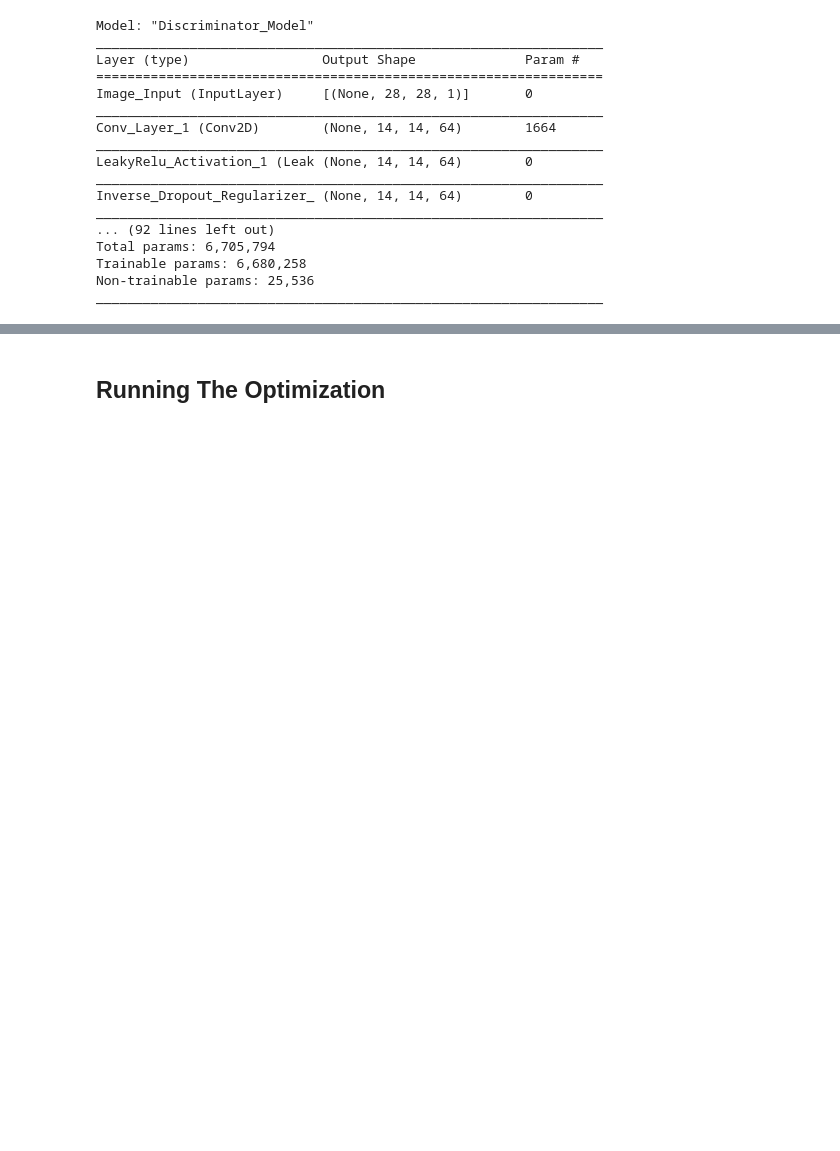
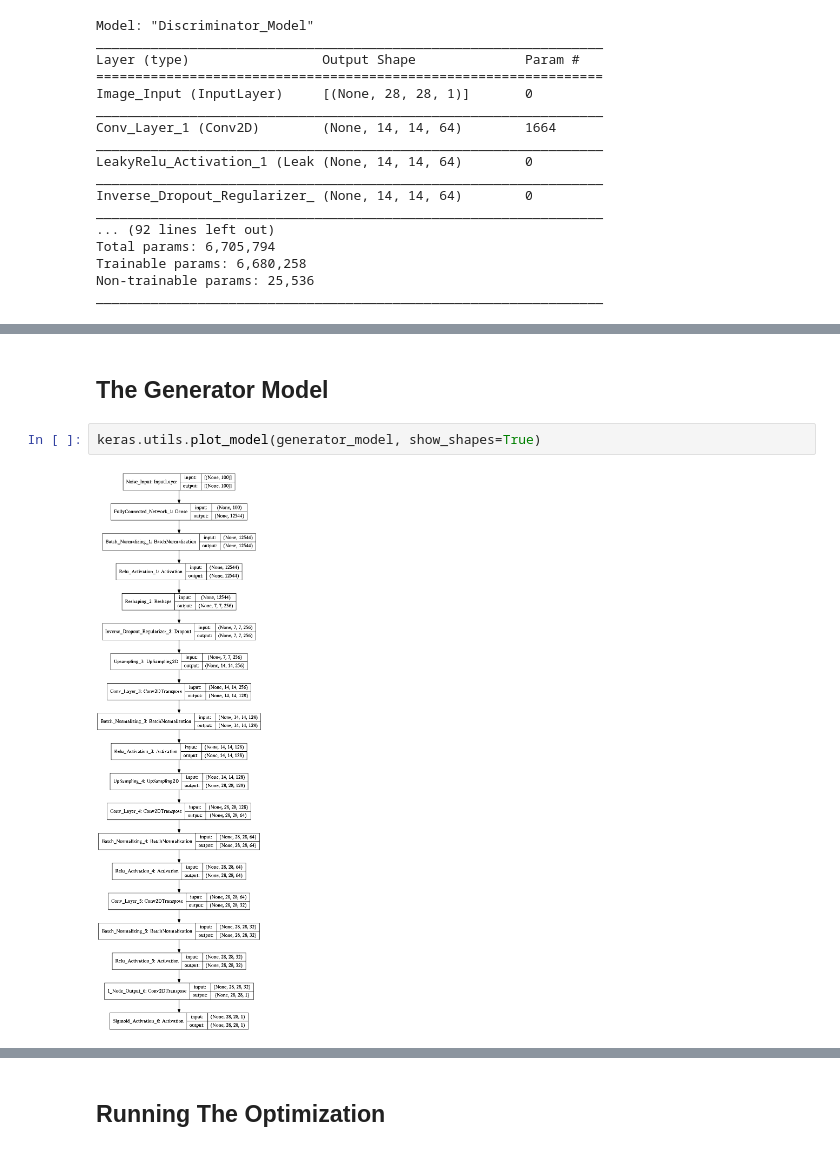
Before and after one commit to SepehrKazemian/Deep-Learning-Practice, a Jupyter notebook: Deep_Convolution_GAN.ipynb, the cells around one changed output, grey strips where cells are left out. Drawn from its saved outputs; the diff is of its cells as text; blank space fills up the shorter version.

```diff
--- a/Deep_Convolution_GAN.ipynb
+++ b/Deep_Convolution_GAN.ipynb
@@ -183,0 +190,6 @@ _________________________________________________________________
+# %% [markdown]
+## The Generator Model
+# %%
+keras.utils.plot_model(generator_model, show_shapes=True)
+# %% [output]
+[figure, added]
```
Also changed, not shown: parts of 9 cells of this notebook.
